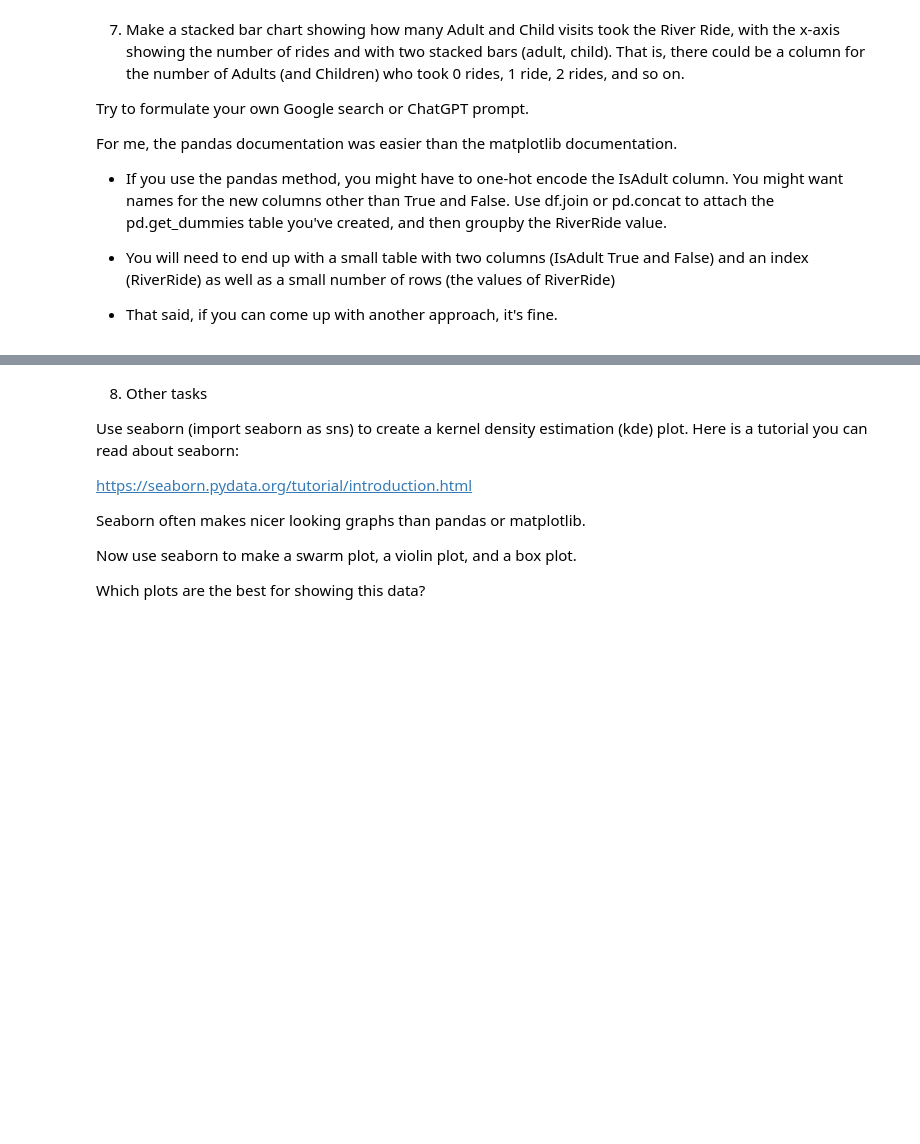
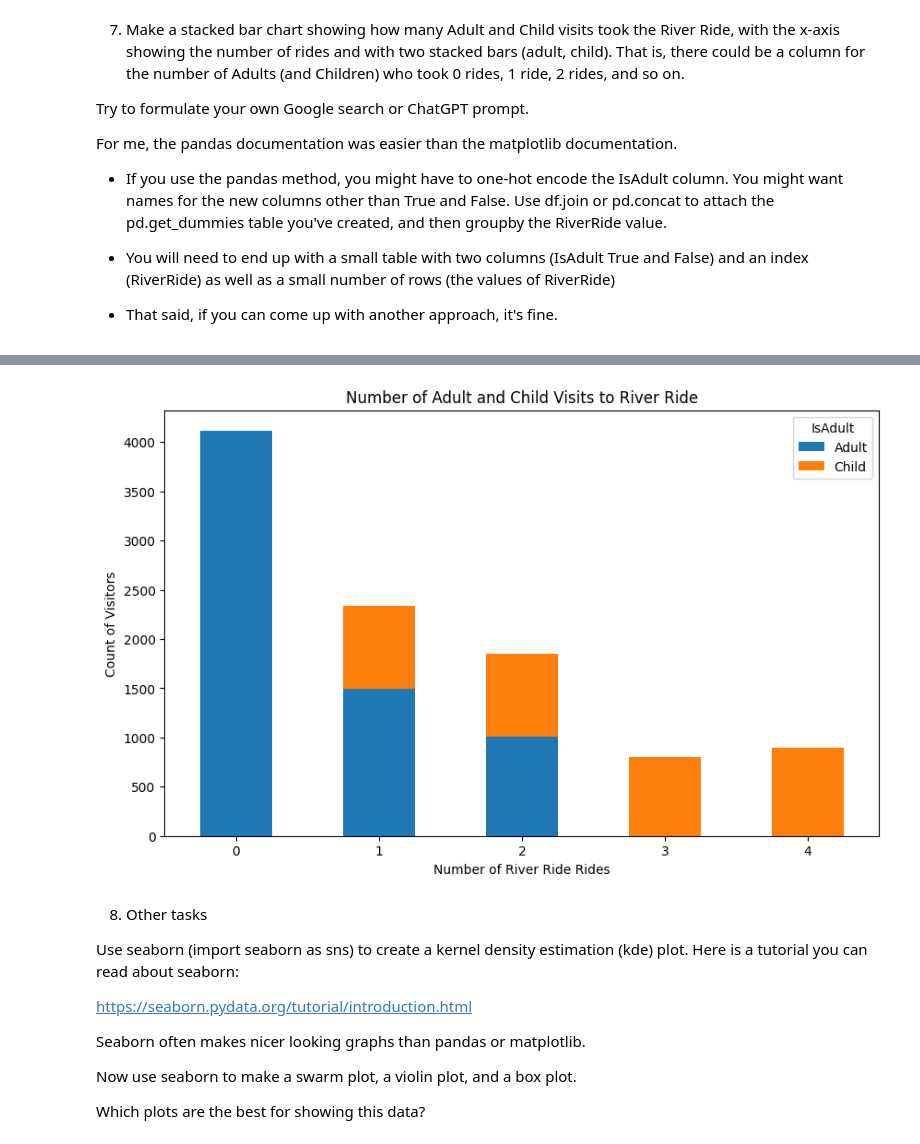
Before and after one commit to NicoleCarney/2025-spring-B2, a Jupyter notebook: Week3.ipynb, the cells around one changed output, grey strips where cells are left out. Saved outputs shown, nothing was run; the diff lists cells and outputs as text; code cells hidden in the pictures; blank space fills up the shorter version.

```diff
--- a/Week3.ipynb
+++ b/Week3.ipynb
@@ -228,3 +329,10 @@ For me, the pandas documentation was easier than the matplotlib documentation.
 * You will need to end up with a small table with two columns (IsAdult True and False) and an index (RiverRide) as well as a small number of rows (the values of RiverRide)
 
 * That said, if you can come up with another approach, it's fine.
+# %%
+
+df['IsAdult'] = df['IsAdult'].replace({True: 'Adult', False: 'Child'})
+
+grouped = df.groupby(['RiverRide', 'IsAdult']).size().unstack(fill_value=0)
+
+grouped
@@ -231,3 +347,13 @@ For me, the pandas documentation was easier than the matplotlib documentation.
+# %%
+grouped.plot(kind='bar', stacked=True, figsize=(10, 6))
+
+plt.title('Number of Adult and Child Visits to River Ride')
+plt.xlabel('Number of River Ride Rides')
+plt.ylabel('Count of Visitors')
+plt.xticks(rotation=0)
+plt.show()
+# %% [output]
+[figure, added]
 # %% [markdown]
 8. Other tasks
 
```
Also changed, not shown: parts of 14 cells of this notebook.
